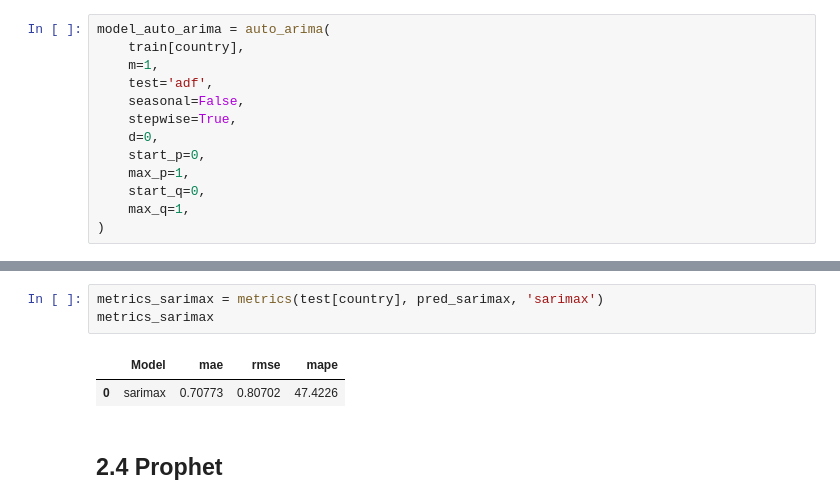
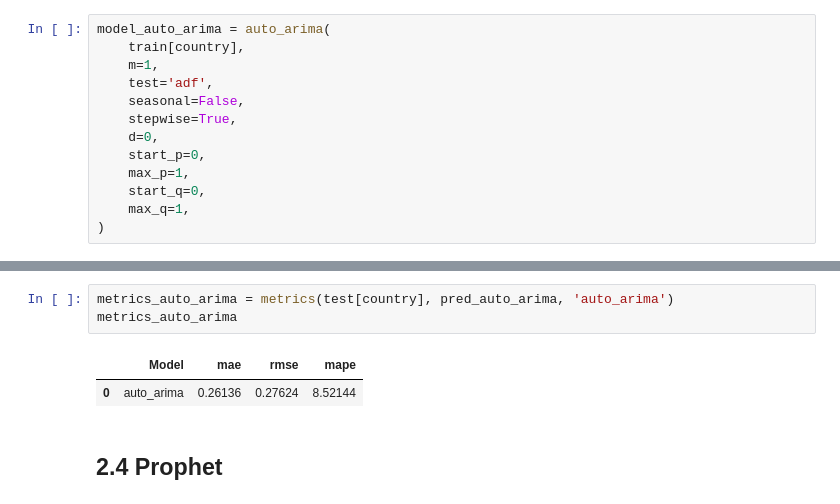
Before and after one commit to lavinomenezes/Desafio_DS_Series_Temporais, a Jupyter notebook: notebooks/desafio_ds_v01_02_time_series_analyses.ipynb, the cells around one changed output, grey strips where cells are left out. Saved outputs shown, nothing was run; the diff lists cells and outputs as text.

```diff
--- a/notebooks/desafio_ds_v01_02_time_series_analyses.ipynb
+++ b/notebooks/desafio_ds_v01_02_time_series_analyses.ipynb
@@ -322,9 +340,9 @@ pred_auto_arima.plot(legend=True, label='Pred')
-# %%
-metrics_sarimax = metrics(test[country], pred_sarimax, 'sarimax')
-metrics_sarimax
-# %% [output]
-|  | Model | mae | rmse | mape |
-| 0 | sarimax | 0.70773 | 0.80702 | 47.4226 |
+# %%
+metrics_auto_arima = metrics(test[country], pred_auto_arima, 'auto_arima')
+metrics_auto_arima
+# %% [output]
+|  | Model | mae | rmse | mape |
+| 0 | auto_arima | 0.26136 | 0.27624 | 8.52144 |
 # %% [markdown]
 ## 2.4 Prophet
 # %%
```
Also changed, not shown: parts of 24 cells of this notebook.
